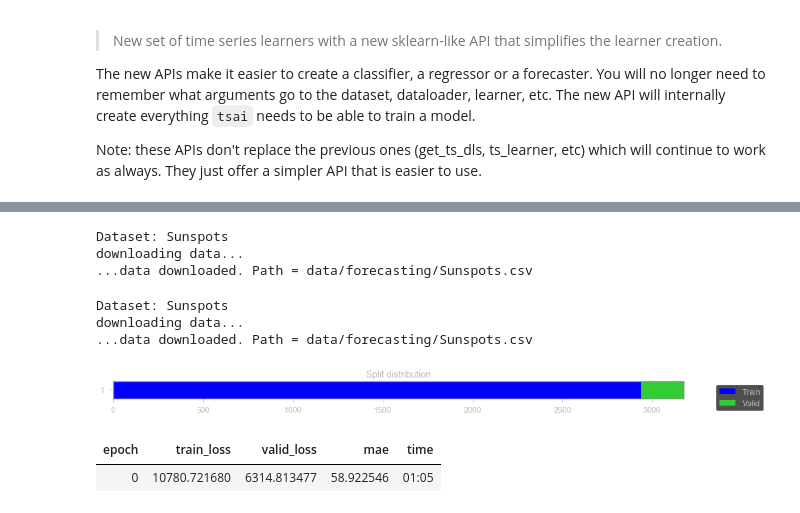
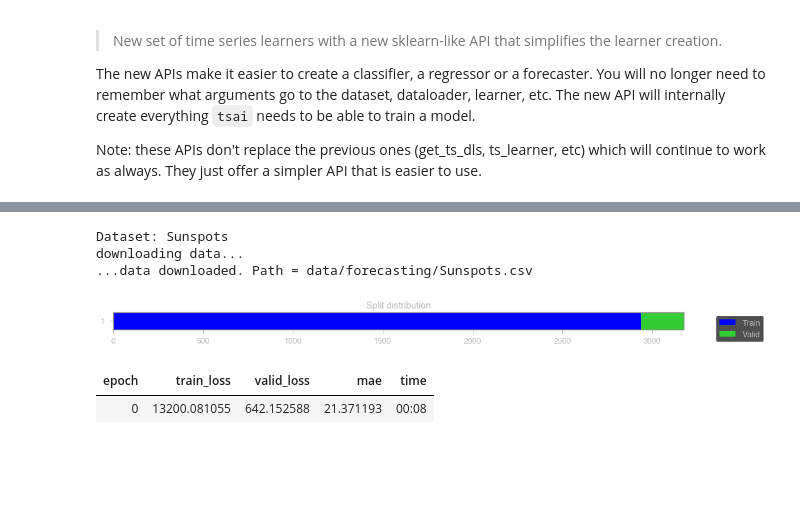
Before and after one commit to timeseriesAI/tsai, a Jupyter notebook: nbs/052b_tslearner.ipynb, the cells around one changed output, grey strips where cells are left out. Drawn from its saved outputs; the diff is of its cells as text; code cells hidden in the pictures; blank space fills up the shorter version.

Commit message:
added partial_n to dls

```diff
--- a/nbs/052b_tslearner.ipynb
+++ b/nbs/052b_tslearner.ipynb
@@ -164,7 +169,7 @@ train_bn=True
 
 
 class TSRegressor(Learner):
-    def __init__(self, X, y=None, splits=None, tfms=None, inplace=True, sel_vars=None, sel_steps=None,
+    def __init__(self, X, y=None, splits=None, tfms=None, inplace=True, sel_vars=None, sel_steps=None, weights=None, partial_n=None,
                  bs=[64, 128], batch_size=None, batch_tfms=None, shuffle_train=True, drop_last=True, num_workers=0, do_setup=True, device=None,
                  arch=None, arch_config={}, pretrained=False, weights_path=None, exclude_head=True, cut=-1, init=None,
                  loss_func=None, opt_func=Adam, lr=0.001, metrics=None, cbs=None, wd=None, wd_bn_bias=False,
@@ -181,9 +186,9 @@ class TSRegressor(Learner):
             bs = batch_size
 
         # DataLoaders
-        dls = get_ts_dls(X, y=y, splits=splits, sel_vars=sel_vars, sel_steps=sel_steps, tfms=tfms, inplace=inplace, path=path, bs=bs,
-                         batch_tfms=batch_tfms, num_workers=num_workers, device=device,
-                         shuffle_train=shuffle_train, drop_last=drop_last)
+        dls = get_ts_dls(X, y=y, splits=splits, sel_vars=sel_vars, sel_steps=sel_steps, tfms=tfms, inplace=inplace,
+                         path=path, bs=bs, batch_tfms=batch_tfms, num_workers=num_workers, weights=weights, partial_n=partial_n,
+                         device=device, shuffle_train=shuffle_train, drop_last=drop_last)
 
         if loss_func is None:
             if hasattr(dls, 'loss_func'): loss_func = dls.loss_func
@@ -266,7 +273,7 @@ train_bn=True
 #export
 
 class TSForecaster(Learner):
-    def __init__(self, X, y=None, splits=None, tfms=None, inplace=True, sel_vars=None, sel_steps=None,
+    def __init__(self, X, y=None, splits=None, tfms=None, inplace=True, sel_vars=None, sel_steps=None, weights=None, partial_n=None,
                  bs=[64, 128], batch_size=None, batch_tfms=None, shuffle_train=True, drop_last=True, num_workers=0, do_setup=True, device=None,
                  arch=None, arch_config={}, pretrained=False, weights_path=None, exclude_head=True, cut=-1, init=None,
                  loss_func=None, opt_func=Adam, lr=0.001, metrics=None, cbs=None, wd=None, wd_bn_bias=False,
@@ -283,9 +290,9 @@ class TSForecaster(Learner):
             bs = batch_size
 
         # DataLoaders
-        dls = get_ts_dls(X, y=y, splits=splits, sel_vars=sel_vars, sel_steps=sel_steps, tfms=tfms, inplace=inplace, path=path, bs=bs,
-                         batch_tfms=batch_tfms, num_workers=num_workers, device=device,
-                         shuffle_train=shuffle_train, drop_last=drop_last)
+        dls = get_ts_dls(X, y=y, splits=splits, sel_vars=sel_vars, sel_steps=sel_steps, tfms=tfms, inplace=inplace,
+                         path=path, bs=bs, batch_tfms=batch_tfms, num_workers=num_workers, weights=weights, partial_n=partial_n,
+                         device=device, shuffle_train=shuffle_train, drop_last=drop_last)
 
         if loss_func is None:
             if hasattr(dls, 'loss_func'): loss_func = dls.loss_func
@@ -314,28 +321,22 @@ class TSForecaster(Learner):
 
         super().__init__(dls, model, loss_func=loss_func, opt_func=opt_func, lr=lr, cbs=cbs, metrics=metrics, path=path, splitter=splitter,
                          model_dir=model_dir, wd=wd, wd_bn_bias=wd_bn_bias, train_bn=train_bn, moms=moms)
-# %%
-from tsai.models.TSTPlus import *
-ts = get_forecasting_time_series('Sunspots')
-# %% [output]
-Dataset: Sunspots
-downloading data...
-...data downloaded. Path = data/forecasting/Sunspots.csv
 # %%
 from tsai.models.TSTPlus import *
 ts = get_forecasting_time_series('Sunspots')
-X, y = SlidingWindowSplitter(60, horizon=1)(ts)
-splits = TSSplitter(235)(y)
-batch_tfms = [TSStandardize(by_var=True)]
-learn = TSForecaster(X, y, splits=splits, batch_tfms=batch_tfms, arch=TST, arch_config=dict(fc_dropout=.5), metrics=mae, bs=512)
-learn.fit_one_cycle(1)
+if ts is not None: # this is for testing purposes, as sometimes the url is down, and data cannot be downloaded, failing the test.
+    X, y = SlidingWindowSplitter(60, horizon=1)(ts)
+    splits = TSSplitter(235)(y)
+    batch_tfms = [TSStandardize(by_var=True)]
+    learn = TSForecaster(X, y, splits=splits, batch_tfms=batch_tfms, arch=TST, arch_config=dict(fc_dropout=.5), metrics=mae, bs=512, partial_n=.1)
+    learn.fit_one_cycle(1)
 # %% [output]
 Dataset: Sunspots
 downloading data...
 ...data downloaded. Path = data/forecasting/Sunspots.csv
 [figure]
 | epoch | train_loss | valid_loss | mae | time |
-| 0 | 10780.721680 | 6314.813477 | 58.922546 | 01:05 |
+| 0 | 13200.081055 | 642.152588 | 21.371193 | 00:08 |
 # %%
 #hide
 out = create_scripts(); beep(out)
```
Also changed, not shown: parts of 7 cells of this notebook, 9 other files.
